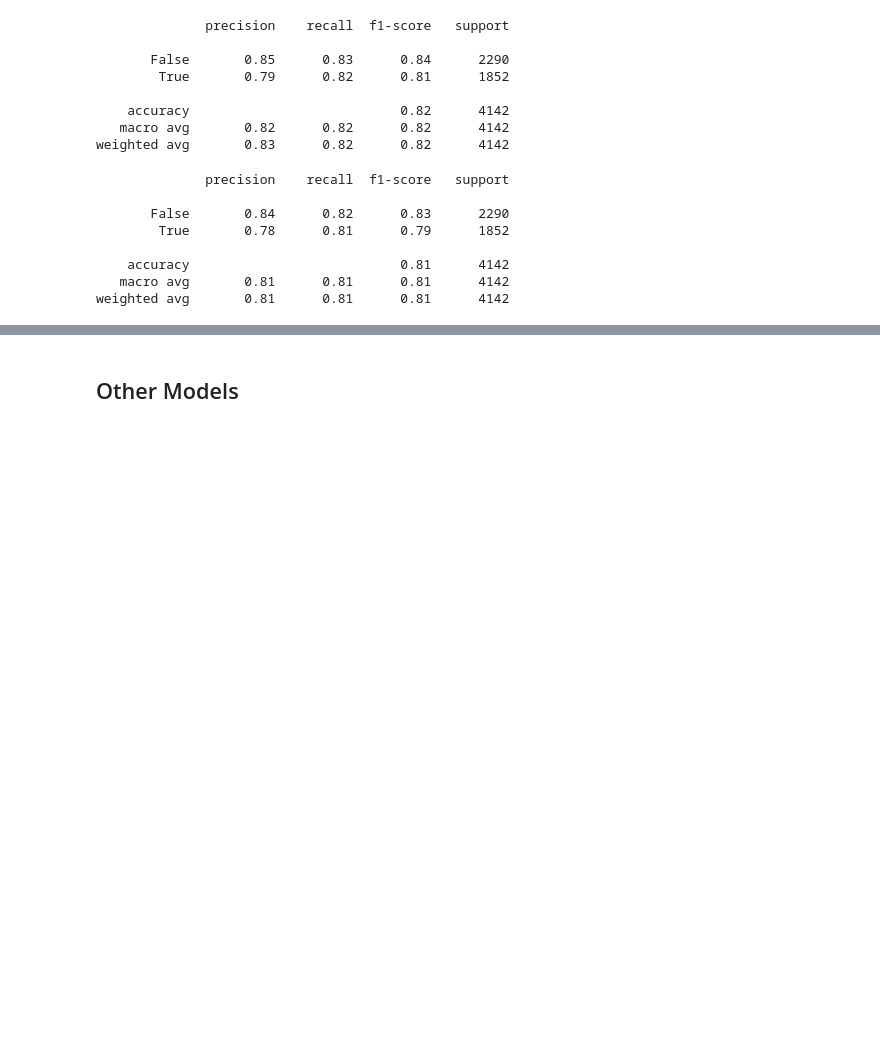
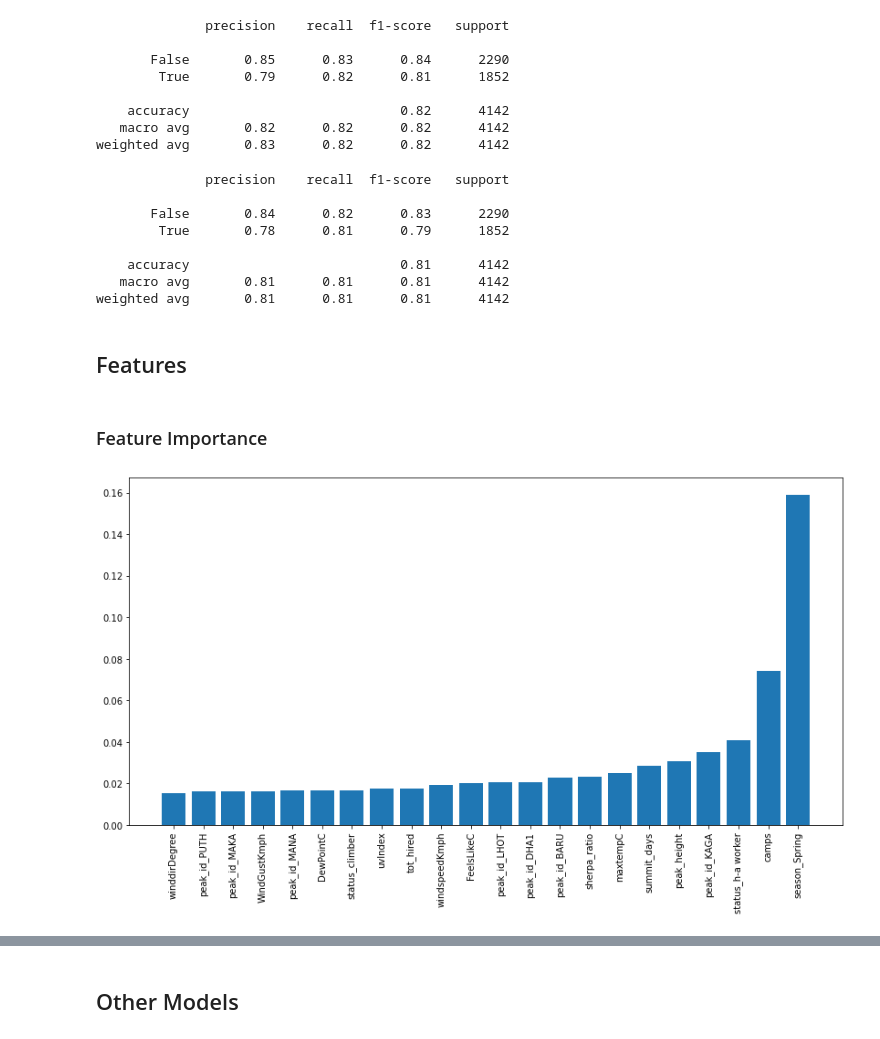
Before and after one commit to JeremyDel/himalaya-project, a Jupyter notebook: himalaya-project/kyril.ipynb, the cells around one changed output, grey strips where cells are left out. Cells and saved outputs as stored; diff of their text form; code cells hidden in the pictures; blank space fills up the shorter version.

Commit message:
feature importance

```diff
--- a/himalaya-project/kyril.ipynb
+++ b/himalaya-project/kyril.ipynb
@@ -27,7 +27,7 @@ exped = Expeds().clean_data(exped)
 # Drop columns
 mem_to_drop = ['memb_id','year','unique_id','peak_id','residence','occupation',
 'summit_claimed','summit_disputed','highpt','high_point','death','death_type',
-'death_height','death_class','summit_bid','summit_term','summit_date1',
+'death_height','death_class','summit_term','summit_date1', 'summit_bid',
 'citizenship','o2_climb','o2_descent','o2_sleep','o2_medical', 'o2_none',
 'yob', 'route1', 'ascent1', 'leader', 'deputy', 'bconly', 'nottobc', 'support',
 'hired', 'sherpa', 'tibetan']
@@ -132,6 +132,11 @@ X_trans = clf.fit_transform(X)
 X_tr = X_trans.toarray()
 
 X_train, X_test, y_train, y_test = train_test_split(X_tr, y, test_size= 0.3, random_state= 1)
+# %%
+ohe_col = list(clf.named_steps['preprocessor'].transformers_[1][1]\
+   .named_steps['onehot'].get_feature_names(col_object))
+
+feature_names = col_num + ohe_col
 # %%
 # Model Traning
 from sklearn.metrics import classification_report
@@ -170,3 +175,21 @@ print(classification_report(y_test, ypred))
     accuracy                           0.81      4142
    macro avg       0.81      0.81      0.81      4142
 weighted avg       0.81      0.81      0.81      4142
+# %% [markdown]
+## Features
+# %% [markdown]
+### Feature Importance
+# %%
+# feature importance
+dfeat = pd.DataFrame(data=boost.feature_importances_)
+dfeat['feature'] = feature_names
+dfeat.columns = ['value', 'feature']
+dfeat = dfeat.sort_values(by='value')
+
+val = 0.015
+# plot
+plt.bar(dfeat.loc[dfeat['value']> val , 'feature'], dfeat.loc[dfeat['value']> val , 'value'])
+plt.xticks(rotation=90)
+plt.show()
+# %% [output]
+[figure, added]
```
Also changed, not shown: parts of 7 cells of this notebook.
